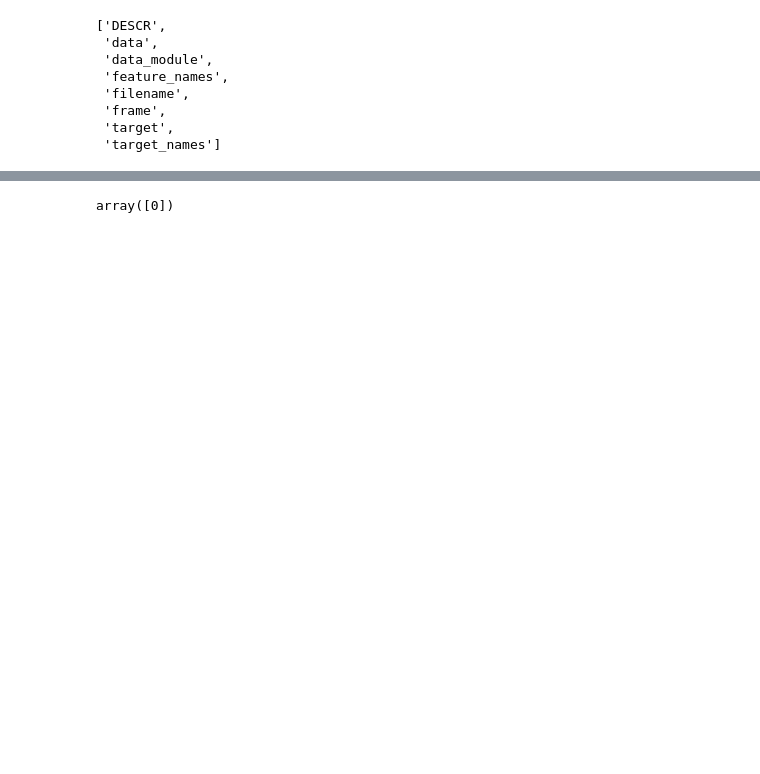
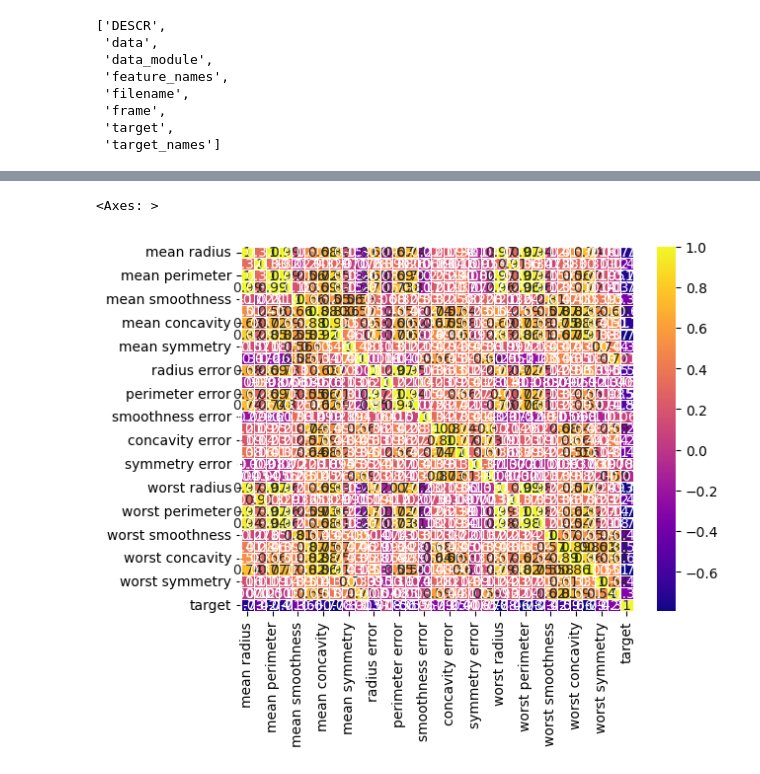
Before and after one commit to msppankaj/Machine_learning, a Jupyter notebook: chapter_appendix-tools-for-deep-learning/jupyter.ipynb, the cells around one changed output, grey strips where cells are left out. Cells and saved outputs as stored; diff of their text form; code cells hidden in the pictures; blank space fills up the shorter version.

Commit message:
breast cancer

```diff
--- a/chapter_appendix-tools-for-deep-learning/jupyter.ipynb
+++ b/chapter_appendix-tools-for-deep-learning/jupyter.ipynb
@@ -11 +5,3 @@ iris=load_iris()
+# %%
+cancer=load_breast_cancer()
 # %%
@@ -20,8 +16,8 @@ dir(iris)
  'target',
  'target_names']
 # %%
-df=pd.DataFrame(data=iris.data, columns=iris.feature_names)
+df=pd.DataFrame(data=cancer.data,columns=cancer.feature_names)
+df['target']=cancer.target
 # %%
-df['target']=iris.target
-x=df.iloc[:,0:4]
-y=df.iloc[:,4]
+x=df.iloc[:,0:30]
+y=df.iloc[:,30]
@@ -101,5 +27,0 @@ knn_acc_score=accuracy_score(knn_pred,ytest)
-# %%
-#Final prediction of perticular data:
-iris_knn.predict([[5.1,3.5,1.4,0.2]])
-# %% [output]
-array([0])
@@ -108,0 +30,7 @@ from sklearn.metrics import confusion_matrix,precision_score,recall_score,f1_sco
+# %%
+ht=df.corr()
+# %%
+sns.heatmap(ht,annot = True,cmap ='plasma',linewidths = 0.5)
+# %% [output]
+<Axes: >
+[figure, added]
```
Also changed, not shown: parts of 19 cells of this notebook.
